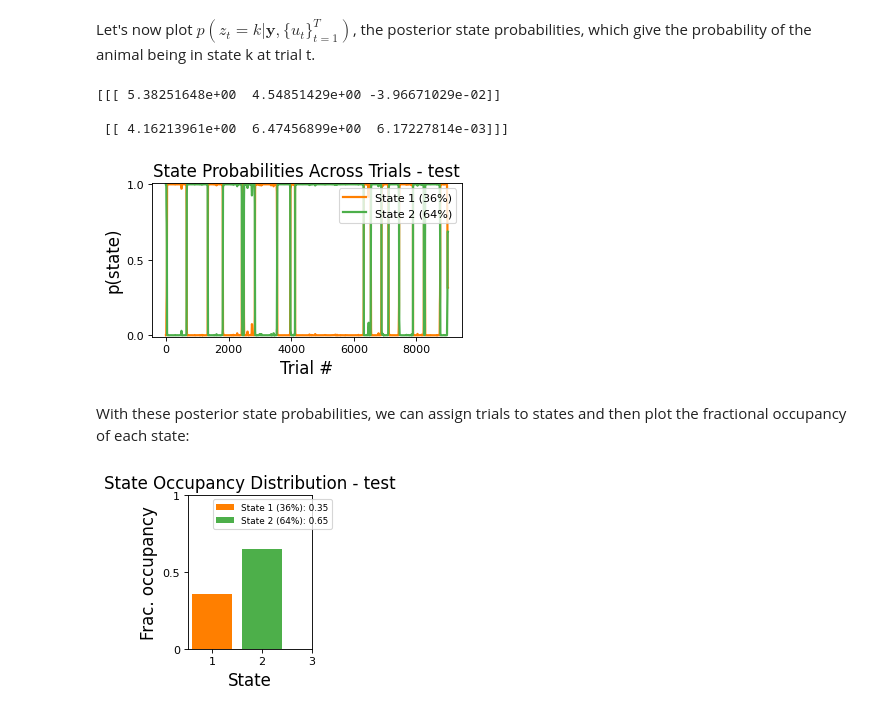
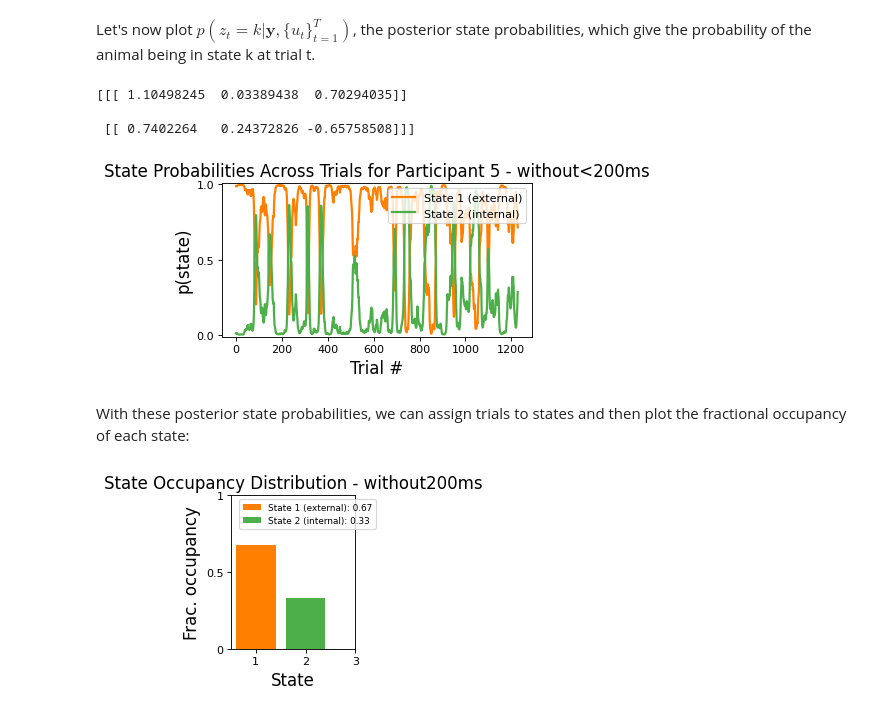
Before and after one commit to cocoltre/Visual-Perception, a Jupyter notebook: GLM_HMM_predictive_templates.ipynb, the cells around one changed output. Cells and saved outputs as stored; diff of their text form; code cells hidden in the pictures.

```diff
--- a/GLM_HMM_predictive_templates.ipynb
+++ b/GLM_HMM_predictive_templates.ipynb
@@ -130,18 +130,21 @@ plt.show()
 # %%
 ### read and data
 dfs = []
-columns_to_keep = ['theta', 'resp', 'block', 'correct']
+#columns_to_keep = ['theta', 'resp', 'block', 'correct']
+columns_to_keep = ['theta', 'resp', 'block', 'correct', 'isi_ms']
+
 n = 6 #number of participants
 
 for i in range (n):
-    df = {}
-    df[i+1] = pd.read_csv(f'{root_dir}/Data/00{i+1}/00{i+1}.csv')[columns_to_keep]
-    df[i+1]['ID'] = i+1
-    df[i+1]['prev_resp'] = df[i+1].groupby('block')['resp'].shift(1, fill_value=0)
-    dfs.append(df[i+1])
+    df = pd.read_csv(f'{root_dir}/Data/00{i+1}/00{i+1}.csv')[columns_to_keep]
+    df['ID'] = i+1
+    df.loc[df['isi_ms'] < 200, 'resp'] = 0
+    df['prev_resp'] = df.groupby('block')['resp'].shift(1, fill_value=0)
+    df = df[df['isi_ms'] >= 200]
+    dfs.append(df)
 
 final_df = pd.concat(dfs, ignore_index=True)
-final_df = final_df[['ID', 'block', 'theta', 'prev_resp', 'resp', 'correct']]
+final_df = final_df[['ID', 'block', 'theta', 'prev_resp', 'resp', 'correct', 'isi_ms']]
 final_df['resp'] = final_df['resp'].replace(-1, 0)
 final_df['theta'] = final_df['theta'].replace(-45, -1)
 final_df['theta'] = final_df['theta'].replace(45, 1)
@@ -491,7 +495,7 @@ print(np.exp(theta_int)/np.exp(prev_resp_int) , 10/90)
 2.671355442592697 2.3333333333333335
 1.7105791544739444 0.1111111111111111
 # %%
-df_two_state_init = pd.read_csv(root_dir + '/HMM/test_model/two_state_init_param.csv')
+df_two_state_init = pd.read_csv(root_dir + '/HMM/without200ms/two_state_init_param.csv')
 param_init_ext_int = df_two_state_init.mean().values
 
 #recovered_weights = -param_init_ext_int[0:4].reshape(2,1,2)
@@ -504,10 +508,10 @@ cols = ['#ff7f00', '#4daf4a', '#377eb8',  '#8B0000', '#000000']
 for k in range(num_states):
     if k==0:
         plt.plot(range(input_dim), -recovered_weights[k][0], color=cols[k],
-                     lw=1.5,  label = "State 1 (70o-30pr)", linestyle = '--') #external
+                     lw=1.5,  label = "external", linestyle = '--') #State 1 (70o-30pr)
     else:
         plt.plot(range(input_dim), -recovered_weights[k][0], color=cols[k],
-                     lw=1.5,  label = 'State 2 (10o-90pr)', linestyle = '--') #internal
+                     lw=1.5,  label = 'internal', linestyle = '--') #State 2 (10o-90pr)
 plt.yticks(fontsize=10)
 plt.ylabel("GLM weight", fontsize=15)
 plt.xlabel("Covariate", fontsize=15)
@@ -515,7 +519,7 @@ plt.xticks([0, 1, 2], ['Orientation', 'Previous Response', 'Bias'], fontsize=12,
 #plt.xticks([0, 1], ['Orientation', 'Previous Response'], fontsize=12, rotation=45)
 plt.axhline(y=0, color="k", alpha=0.5, ls="--")
 plt.legend()
-plt.title("Weight recovery - test", fontsize=15)
-plt.savefig(root_dir + '/plots/test_model/weight_recovery_orientation.png', bbox_inches='tight')
+plt.title("Weight recovery - without<200ms", fontsize=15)
+plt.savefig(root_dir + '/plots/without200ms/weight_recovery_orientation.png', bbox_inches='tight')
 plt.show()
 # %% [output]
@@ -567,9 +571,9 @@ print(-glmhmm.observations.params)
 index_ext = np.argmax(np.concatenate(-glmhmm.observations.params)[:,0])
 index_int = np.argmin(np.concatenate(-glmhmm.observations.params)[:,0])
 # %% [output]
-[[[ 5.38251648e+00  4.54851429e+00 -3.96671029e-02]]
+[[[ 1.10498245  0.03389438  0.70294035]]
 
- [[ 4.16213961e+00  6.47456899e+00  6.17227814e-03]]]
+ [[ 0.7402264   0.24372826 -0.65758508]]]
 # %%
 # Get expected states:
 posterior_probs = [glmhmm.expected_states(data=data, input=inpt)[0]
@@ -577,25 +581,25 @@ posterior_probs = [glmhmm.expected_states(data=data, input=inpt)[0]
                 in zip(choices, inpts)]
 # %%
 fig = plt.figure(figsize=(5, 2.5), dpi=80, facecolor='w', edgecolor='k')
-sess_id = 0 #session id; can choose any index between 0 and num_sess-1=5-1=4
+sess_id = 4 #session id; can choose any index between 0 and num_sess-1=6-1=5
 for k in range(num_states):
     if k==0:
-        plt.plot(posterior_probs[sess_id][1:9000, k], label="State 1 (36%)", lw=2, #external
+        plt.plot(posterior_probs[sess_id][1:9000, k], label="State 1 (external)", lw=2, #State 1 (36%)
              color=cols[k])
     else:
-        plt.plot(posterior_probs[sess_id][1:9000, k], label="State 2 (64%)", lw=2, #internal
+        plt.plot(posterior_probs[sess_id][1:9000, k], label="State 2 (internal)", lw=2, #State 2 (64%)
              color=cols[k])
 plt.ylim((-0.01, 1.01))
 plt.yticks([0, 0.5, 1], fontsize = 10)
 plt.xlabel("Trial #", fontsize = 15)
 plt.ylabel("p(state)", fontsize = 15)
 plt.legend(loc="upper right", fontsize=10, title_fontsize=12)
-#plt.title(f"State Probabilities Across Trials for Participant {sess_id+1} - test", fontsize=15)
-plt.title(f"State Probabilities Across Trials - test", fontsize=15)
-plt.savefig(root_dir + '/plots/test_model/probabilities_orientation.png', bbox_inches='tight')
+plt.title(f"State Probabilities Across Trials for Participant {sess_id+1} - without<200ms", fontsize=15)
+#plt.title(f"State Probabilities Across Trials - without<200ms", fontsize=15)
+plt.savefig(root_dir + '/plots/without200ms/probabilities_orientation.png', bbox_inches='tight')
 plt.show()
 # %% [output]
-[figure, old version]
+[figure, new version]
 # %% [markdown]
 With these posterior state probabilities, we can assign trials to states and then plot the fractional occupancy of each state:
 # %%
@@ -610,9 +614,9 @@ state_occupancies = state_occupancies/np.sum(state_occupancies)
 fig = plt.figure(figsize=(2, 2.5), dpi=80, facecolor='w', edgecolor='k')
 for z, occ in enumerate(state_occupancies):
     if z==0:
-        plt.bar(z, occ, width = 0.8, color = cols[z], label=f'State 1 (36%): {occ:.2f}') #external
+        plt.bar(z, occ, width = 0.8, color = cols[z], label=f'State 1 (external): {occ:.2f}') #State 1 (36%)
     else:
-        plt.bar(z, occ, width = 0.8, color = cols[z], label=f'State 2 (64%): {occ:.2f}') #internal
+        plt.bar(z, occ, width = 0.8, color = cols[z], label=f'State 2 (internal): {occ:.2f}') #State 2 (64%)
 
 plt.ylim((0, 1))
 plt.xticks([0, 1, 2], ['1', '2', '3'], fontsize = 10)
@@ -620,11 +624,11 @@ plt.yticks([0, 0.5, 1], ['0', '0.5', '1'], fontsize=10)
 plt.xlabel('State', fontsize = 15)
 plt.ylabel('Frac. occupancy', fontsize=15)
 plt.legend(loc="upper right", fontsize=8, title_fontsize=10, bbox_to_anchor=(1.2, 1))
-plt.title("State Occupancy Distribution - test", fontsize=15)
-plt.savefig(root_dir + '/plots/test_model/fraction_occupancy_orientation.png', bbox_inches='tight')
+plt.title("State Occupancy Distribution - without200ms", fontsize=15)
+plt.savefig(root_dir + '/plots/without200ms/fraction_occupancy_orientation.png', bbox_inches='tight')
 plt.show()
 # %% [output]
-[figure, old version]
+[figure, new version]
 # %%
 final_df = final_df.assign(Gl_Prob_State_ext = posterior_probs_concat[:,index_ext])
 final_df = final_df.assign(Gl_Prob_State_int = posterior_probs_concat[:,index_int])
```
Also changed, not shown: parts of 15 cells of this notebook, 28 other files.
